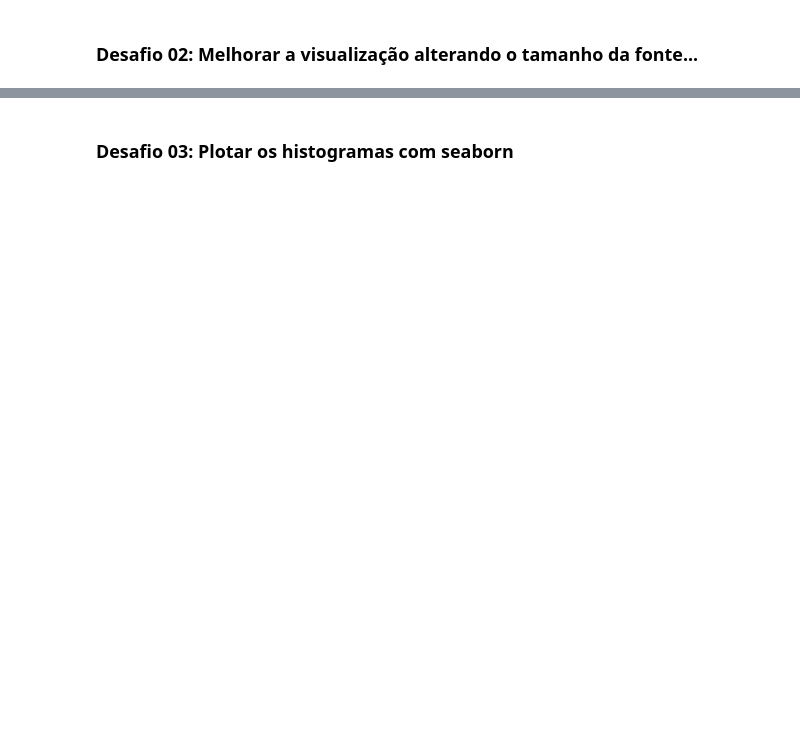
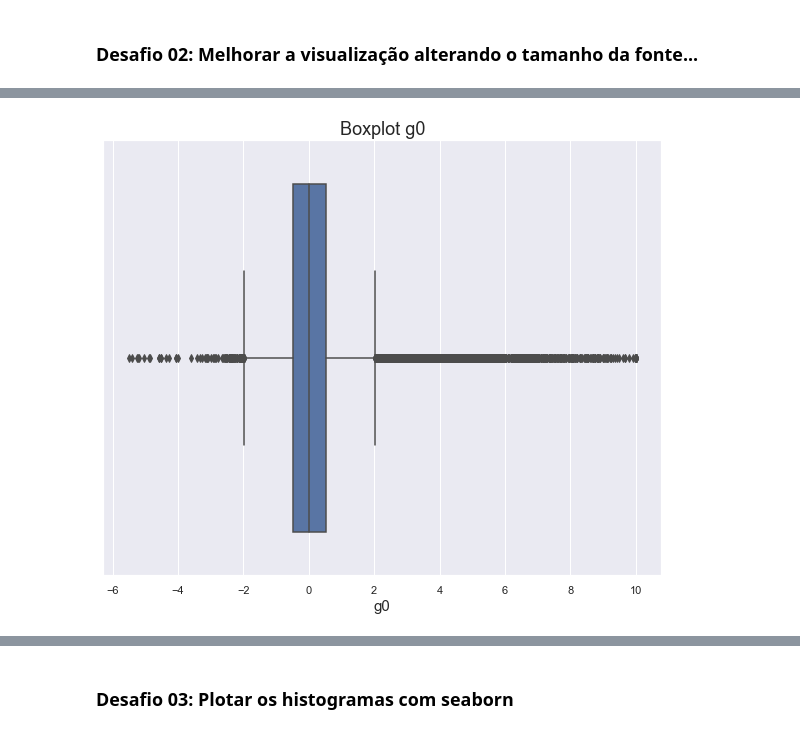
Before and after one commit to iplusl/Imersao_Dados, a Jupyter notebook: Imersao_Dados.ipynb, the cells around one changed output, grey strips where cells are left out. Cells and saved outputs as stored; diff of their text form; code cells hidden in the pictures; blank space fills up the shorter version.

```diff
--- a/Imersao_Dados.ipynb
+++ b/Imersao_Dados.ipynb
@@ -143,0 +401,8 @@ sns.boxplot(y = 'g0', x = 'tratamento', data = dados)
+# %%
+plt.figure(figsize=(10,8))
+ax = sns.boxplot(x = 'g0', data = dados)
+ax.set_title('Boxplot g0', fontsize=18)
+ax.set_xlabel('g0', fontsize=15)
+plt.show()
+# %% [output]
+[figure, added]
```
Also changed, not shown: parts of 57 cells of this notebook.
